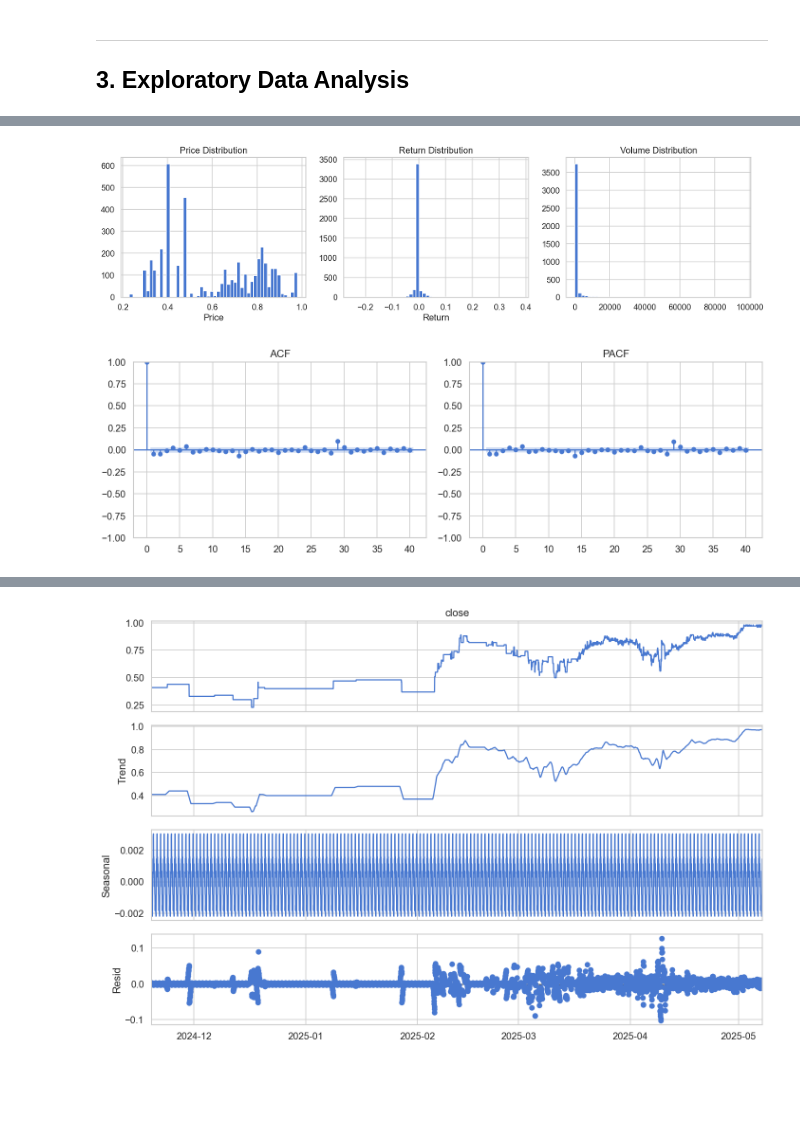
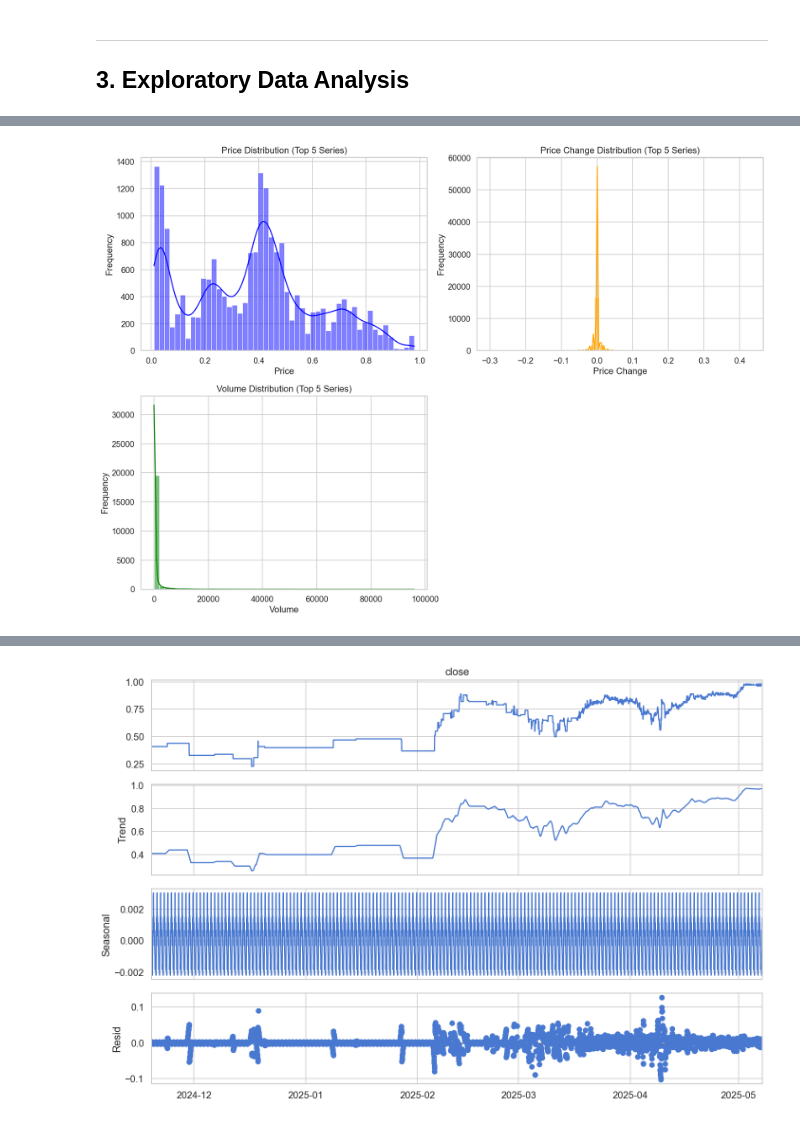
Before and after one commit to asingh49-cmd/Kalshi_Prediction_Market_Analysis, a Jupyter notebook: notebooks/main_analysis.ipynb, the cells around one changed output, grey strips where cells are left out. Saved outputs shown, nothing was run; the diff lists cells and outputs as text; code cells hidden in the pictures; blank space fills up the shorter version.

```diff
--- a/notebooks/main_analysis.ipynb
+++ b/notebooks/main_analysis.ipynb
@@ -193,13 +201,32 @@ if len(datasets) > 1:
-# %%
-# Distributions
-fig = viz.plot_distribution(df_primary)
-plt.show()
-# %% [output]
-[figure, removed]
-# %%
-# ACF/PACF of price returns
-returns = df_primary['close'].pct_change().dropna()
-fig = viz.plot_acf_pacf(returns)
-plt.show()
-# %% [output]
-[figure, removed]
+# %%
+# Price, Return and Volume Distributions across top 5 series
+fig, axes = plt.subplots(2, 2, figsize=(14, 10))
+# Price distribution
+sns.histplot(
+    pd.concat([df['close'] for df in datasets_top5.values()]),
+    bins=50, kde=True, ax=axes[0, 0], color='blue'
+)
+axes[0, 0].set_title('Price Distribution (Top 5 Series)')
+axes[0, 0].set_xlabel('Price')
+axes[0, 0].set_ylabel('Frequency')
+# Price change distribution
+price_changes = pd.concat([df['close'].diff().dropna() for df in datasets_top5.values()])
+sns.histplot(
+    price_changes, bins=50, kde=True, ax=axes[0, 1], color='orange'
+)
+axes[0, 1].set_title('Price Change Distribution (Top 5 Series)')
+axes[0, 1].set_xlabel('Price Change')
+axes[0, 1].set_ylabel('Frequency')
+# Volume distribution
+volumes = pd.concat([df['volume'] for df in datasets_top5.values()])
+sns.histplot(
+    volumes, bins=50, kde=True, ax=axes[1, 0], color='green'
+)
+axes[1, 0].set_title('Volume Distribution (Top 5 Series)')
+axes[1, 0].set_xlabel('Volume')
+axes[1, 0].set_ylabel('Frequency')
+# Remove empty subplot
+axes[1, 1].axis('off')
+plt.tight_layout()
+# %% [output]
+[figure, added]
```
Also changed, not shown: parts of 36 cells of this notebook.
